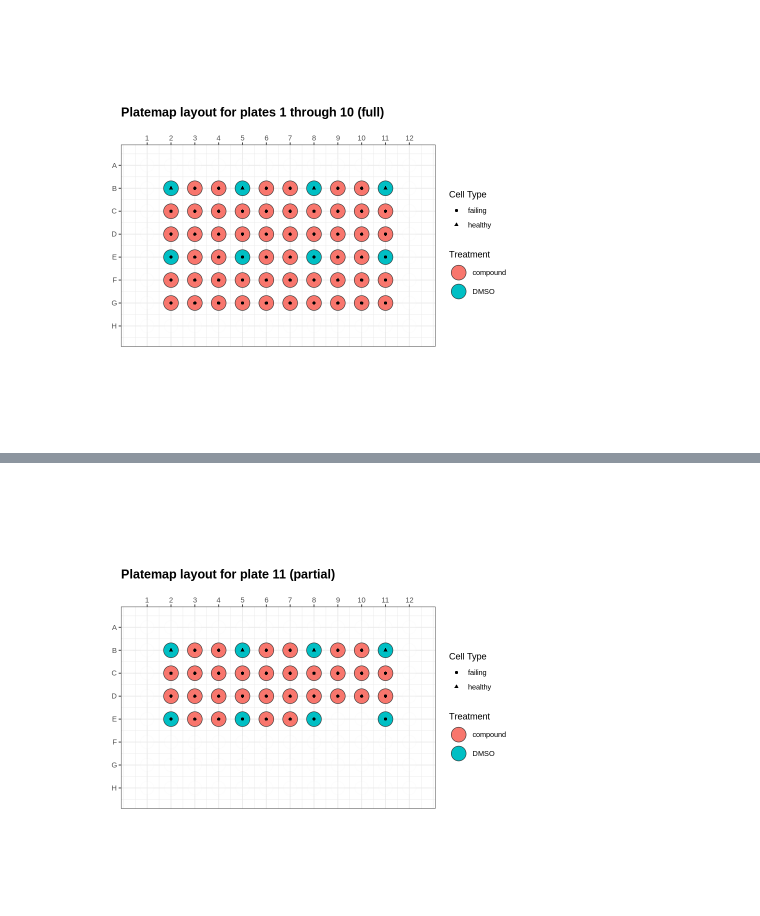
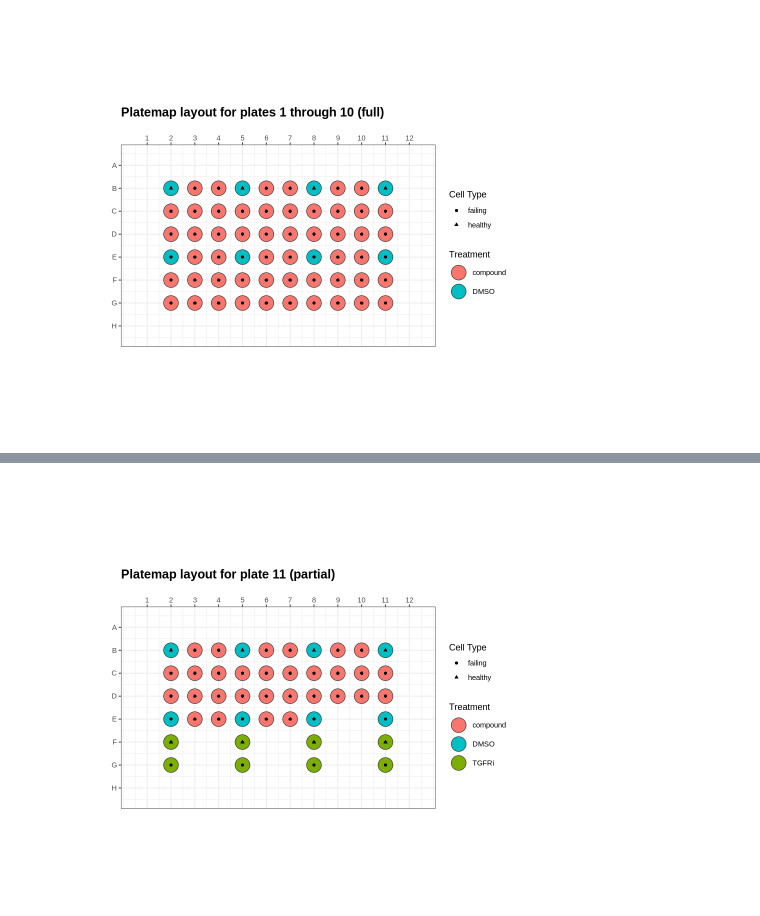
Before and after one commit to WayScience/targeted_fibrosis_drug_screen, a Jupyter notebook: metadata/platemap_vis.ipynb, the cells around one changed output, grey strips where cells are left out. Saved outputs shown, nothing was run; the diff lists cells and outputs as text; code cells hidden in the pictures.

Commit message:
Add updated platemap files and update figures (#3)
* add updated platemap files and update figures

* Update README with TGFRi info

* add healthy TGFRi per review

```diff
--- a/metadata/platemap_vis.ipynb
+++ b/metadata/platemap_vis.ipynb
@@ -66,7 +70,9 @@ platemap_df_partial <- readr::read_csv(
 # Add new column for "condition" to plot on platemap for DMSO versus compound
 platemap_df_partial <- platemap_df_partial %>%
     mutate(condition = ifelse(treatment == "DMSO", "DMSO",
-                              ifelse(grepl("^S", treatment), "compound", NA)))
+                              ifelse(grepl("^UCD", treatment), "compound",
+                                    ifelse(treatment == "TGFRi", "TGFRi", NA))))
+
 
 print(dim(platemap_df_partial))
 head(platemap_df_partial)
@@ -120,7 +126,10 @@ plates_partial_gg <-
     theme(plot.title = element_text(size = 15, face = "bold")) +
     ggplot2::geom_point(aes(shape = platemap_df_partial$cell_type)) +
     ggplot2::scale_shape_discrete(name = "Cell Type") +
-    ggplot2::scale_fill_discrete(name = "Treatment")
+    ggplot2::scale_fill_manual(name = "Treatment",
+                               values = c("compound" = "#F8766D",
+                                          "DMSO" = "#00BFC4",
+                                          "TGFRi" = "#7CAE00")) # Assign the default colors to match the previous full platemap layouts
 
 ggsave(
     output_fig_partial_plate,
@@ -137,3 +146,3 @@ Warning message:
 Are you sure argument 'plate' is correct for the number of wells in your data?
 note: Default is a 96-well plate.”
-[figure, old version]
+[figure, new version]
```
Also changed, not shown: parts of 4 cells of this notebook, 14 other files.
